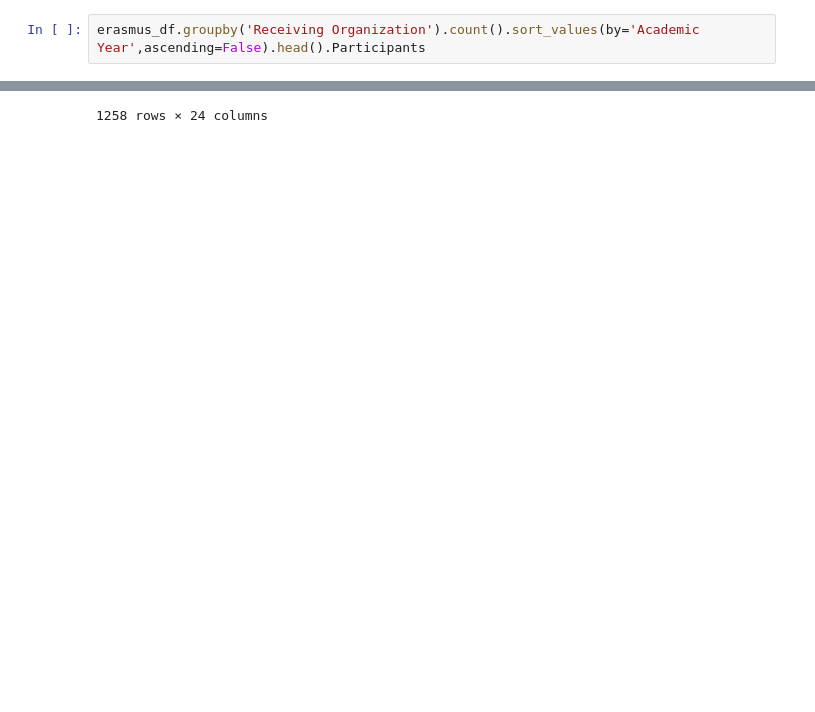
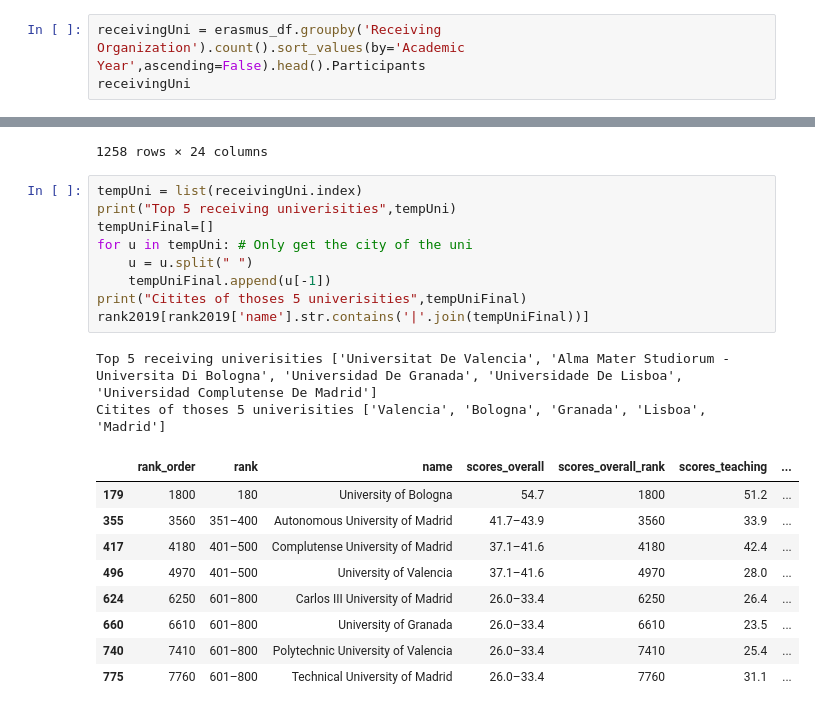
Before and after one commit to tatouti/DatabasePD, a Jupyter notebook: Erasmus_DataAnalysis.ipynb, the cells around one changed output, grey strips where cells are left out. Saved outputs shown, nothing was run; the diff lists cells and outputs as text; blank space fills up the shorter version.

```diff
--- a/Erasmus_DataAnalysis.ipynb
+++ b/Erasmus_DataAnalysis.ipynb
@@ -210,5 +216,6 @@ Paris       18530
 Name: Participants, dtype: int64
 # %%
-erasmus_df.groupby('Receiving Organization').count().sort_values(by='Academic Year',ascending=False).head().Participants
+receivingUni = erasmus_df.groupby('Receiving Organization').count().sort_values(by='Academic Year',ascending=False).head().Participants
+receivingUni
 # %% [output]
 Receiving Organization
@@ -401,3 +420,24 @@ rank2019
 | 1256 | 12570 | 1001+ | Zagazig University | 9.8–18.9 | 12570 | 12.9 | ... |
 | 1257 | 12580 | 1001+ | University of Zanjan | 9.8–18.9 | 12580 | 17.8 | ... |
 1258 rows × 24 columns
+# %%
+tempUni = list(receivingUni.index)
+print("Top 5 receiving univerisities",tempUni)
+tempUniFinal=[]
+for u in tempUni: # Only get the city of the uni
+    u = u.split(" ")
+    tempUniFinal.append(u[-1])
+print("Citites of thoses 5 univerisities",tempUniFinal)
+rank2019[rank2019['name'].str.contains('|'.join(tempUniFinal))]
+# %% [output]
+Top 5 receiving univerisities ['Universitat De Valencia', 'Alma Mater Studiorum - Universita Di Bologna', 'Universidad De Granada', 'Universidade De Lisboa', 'Universidad Complutense De Madrid']
+Citites of thoses 5 univerisities ['Valencia', 'Bologna', 'Granada', 'Lisboa', 'Madrid']
+|  | rank_order | rank | name | scores_overall | scores_overall_rank | scores_teaching | ... |
+| 179 | 1800 | 180 | University of Bologna | 54.7 | 1800 | 51.2 | ... |
+| 355 | 3560 | 351–400 | Autonomous University of Madrid | 41.7–43.9 | 3560 | 33.9 | ... |
+| 417 | 4180 | 401–500 | Complutense University of Madrid | 37.1–41.6 | 4180 | 42.4 | ... |
+| 496 | 4970 | 401–500 | University of Valencia | 37.1–41.6 | 4970 | 28.0 | ... |
+| 624 | 6250 | 601–800 | Carlos III University of Madrid | 26.0–33.4 | 6250 | 26.4 | ... |
+| 660 | 6610 | 601–800 | University of Granada | 26.0–33.4 | 6610 | 23.5 | ... |
+| 740 | 7410 | 601–800 | Polytechnic University of Valencia | 26.0–33.4 | 7410 | 25.4 | ... |
+| 775 | 7760 | 601–800 | Technical University of Madrid | 26.0–33.4 | 7760 | 31.1 | ... |
```
Also changed, not shown: parts of 13 cells of this notebook.
